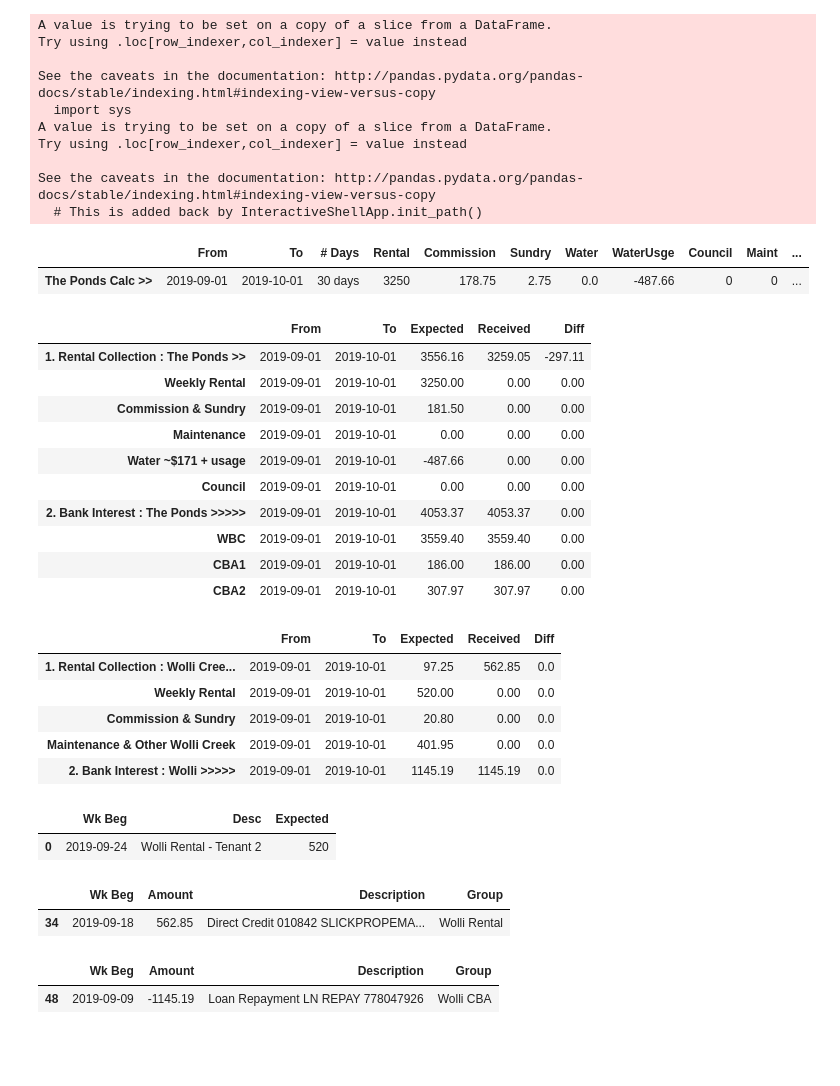
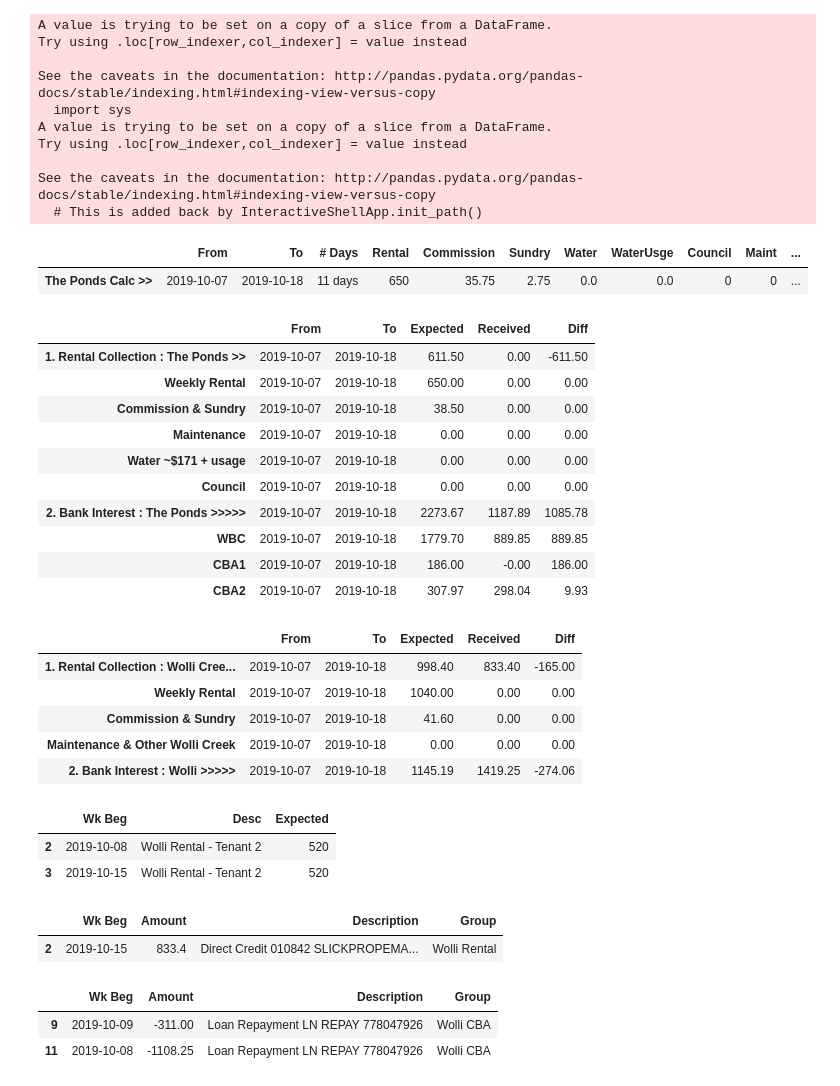
Before and after one commit to RonnyCh/Laptop, a Jupyter notebook: PropertyModel.ipynb, the cells around one changed output. Drawn from its saved outputs; the diff is of its cells as text; code cells hidden in the pictures; blank space fills up the shorter version.

````diff
--- a/PropertyModel.ipynb
+++ b/PropertyModel.ipynb
@@ -14,8 +14,8 @@
 mydf[(mydf['Wk Beg']>fr)&(mydf['Wk Beg']<=to)]
 ```
 # %%
-fr = '2019-09-01'   # enter from date
-to = '2019-10-01'   # enter to date
+fr = '2019-10-07'   # enter from date
+to = '2019-10-18'   # enter to date
 # %%
 import pandas as pd
 import numpy as np
@@ -24,19 +24,20 @@ import glob
 
 
 # pick up all offset files
-os.chdir("H:/SharedLaptop/Pribadi/CBAStatements/CBA Offset")
+os.chdir("/Users/ronny/CBAStatements/Offset")
 extension = 'csv'
 offset_file = [i for i in glob.glob('*.{}'.format(extension))]
 offset_csv = pd.concat([pd.read_csv(f, header=None) for f in offset_file ])
 
 # pick up all card statements
-os.chdir("H:/SharedLaptop/Pribadi/CBAStatements/CBA Card")
+os.chdir("/Users/ronny/CBAStatements/Card")
 card_file = [i for i in glob.glob('*.{}'.format(extension))]
 card_csv = pd.concat([pd.read_csv(f, header=None) for f in card_file ])
 
 
-offset_csv = offset_csv.drop([3],axis=1)
+
 df = pd.concat([offset_csv,card_csv],ignore_index=True)
+df = df.drop([3],axis=1)
 df.columns = ['Date','Amount','Description']
 df['Date'] = pd.to_datetime(df['Date'],dayfirst=True)
 # %%
@@ -196,7 +197,7 @@ pd.DataFrame({'From': fr,
              }, index=['The Ponds Calc >>'])
 # %% [output]
 |  | From | To | # Days | Rental | Commission | Sundry | Water | WaterUsge | Council | Maint | ... |
-| The Ponds Calc >> | 2019-09-01 | 2019-10-01 | 30 days | 3250 | 178.75 | 2.75 | 0.0 | -487.66 | 0 | 0 | ... |
+| The Ponds Calc >> | 2019-10-07 | 2019-10-18 | 11 days | 650 | 35.75 | 2.75 | 0.0 | 0.0 | 0 | 0 | ... |
 # %%
 myreport = pd.DataFrame({'From': fr,
               'To': to,
@@ -293,22 +294,22 @@ myreport = myreport.append(tmp)
 myreport
 # %% [output]
 |  | From | To | Expected | Received | Diff |
-| 1. Rental Collection : The Ponds >> | 2019-09-01 | 2019-10-01 | 3556.16 | 3259.05 | -297.11 |
-| Weekly Rental | 2019-09-01 | 2019-10-01 | 3250.00 | 0.00 | 0.00 |
-| Commission & Sundry | 2019-09-01 | 2019-10-01 | 181.50 | 0.00 | 0.00 |
-| Maintenance | 2019-09-01 | 2019-10-01 | 0.00 | 0.00 | 0.00 |
-| Water ~$171 + usage | 2019-09-01 | 2019-10-01 | -487.66 | 0.00 | 0.00 |
-| Council | 2019-09-01 | 2019-10-01 | 0.00 | 0.00 | 0.00 |
-| 2. Bank Interest : The Ponds >>>>> | 2019-09-01 | 2019-10-01 | 4053.37 | 4053.37 | 0.00 |
-| WBC | 2019-09-01 | 2019-10-01 | 3559.40 | 3559.40 | 0.00 |
-| CBA1 | 2019-09-01 | 2019-10-01 | 186.00 | 186.00 | 0.00 |
-| CBA2 | 2019-09-01 | 2019-10-01 | 307.97 | 307.97 | 0.00 |
+| 1. Rental Collection : The Ponds >> | 2019-10-07 | 2019-10-18 | 611.50 | 0.00 | -611.50 |
+| Weekly Rental | 2019-10-07 | 2019-10-18 | 650.00 | 0.00 | 0.00 |
+| Commission & Sundry | 2019-10-07 | 2019-10-18 | 38.50 | 0.00 | 0.00 |
+| Maintenance | 2019-10-07 | 2019-10-18 | 0.00 | 0.00 | 0.00 |
+| Water ~$171 + usage | 2019-10-07 | 2019-10-18 | 0.00 | 0.00 | 0.00 |
+| Council | 2019-10-07 | 2019-10-18 | 0.00 | 0.00 | 0.00 |
+| 2. Bank Interest : The Ponds >>>>> | 2019-10-07 | 2019-10-18 | 2273.67 | 1187.89 | 1085.78 |
+| WBC | 2019-10-07 | 2019-10-18 | 1779.70 | 889.85 | 889.85 |
+| CBA1 | 2019-10-07 | 2019-10-18 | 186.00 | -0.00 | 186.00 |
+| CBA2 | 2019-10-07 | 2019-10-18 | 307.97 | 298.04 | 9.93 |
 # %%
 myreport = pd.DataFrame({'From': fr,
               'To': to,
               'Expected':rental2 - commission2 - maintenance2,
               'Received':bank_wolli,
-              'Diff': 0
+              'Diff': bank_wolli-(rental2 - commission2 - maintenance2)
              }, index=['1. Rental Collection : Wolli Creek >>'])
 
 tmp = pd.DataFrame({'From': fr,
@@ -326,50 +327,52 @@ tmp = pd.DataFrame({'From': fr,
               'Expected': commission2,
               'Received':0,
               'Diff': 0
              }, index=[' Commission & Sundry'])
 
 myreport = myreport.append(tmp)
 
 tmp = pd.DataFrame({'From': fr,
               'To': to,
               'Expected': maintenance2,
               'Received':0,
               'Diff': 0
              }, index=[' Maintenance & Other Wolli Creek'])
 
 myreport = myreport.append(tmp)
 
 
 tmp = pd.DataFrame({'From': fr,
               'To': to,
               'Expected': cbawolli,
               'Received': -bank_cbawolli,
               'Diff': cbawolli + bank_cbawolli
              }, index=['2. Bank Interest : Wolli >>>>>'])
 
 myreport = myreport.append(tmp)
 
 
 myreport
 # %% [output]
 |  | From | To | Expected | Received | Diff |
-| 1. Rental Collection : Wolli Cree... | 2019-09-01 | 2019-10-01 | 97.25 | 562.85 | 0.0 |
-| Weekly Rental | 2019-09-01 | 2019-10-01 | 520.00 | 0.00 | 0.0 |
-| Commission & Sundry | 2019-09-01 | 2019-10-01 | 20.80 | 0.00 | 0.0 |
-| Maintenance & Other Wolli Creek | 2019-09-01 | 2019-10-01 | 401.95 | 0.00 | 0.0 |
-| 2. Bank Interest : Wolli >>>>> | 2019-09-01 | 2019-10-01 | 1145.19 | 1145.19 | 0.0 |
+| 1. Rental Collection : Wolli Cree... | 2019-10-07 | 2019-10-18 | 998.40 | 833.40 | -165.00 |
+| Weekly Rental | 2019-10-07 | 2019-10-18 | 1040.00 | 0.00 | 0.00 |
+| Commission & Sundry | 2019-10-07 | 2019-10-18 | 41.60 | 0.00 | 0.00 |
+| Maintenance & Other Wolli Creek | 2019-10-07 | 2019-10-18 | 0.00 | 0.00 | 0.00 |
+| 2. Bank Interest : Wolli >>>>> | 2019-10-07 | 2019-10-18 | 1145.19 | 1419.25 | -274.06 |
 # %%
 df_rental2[(df_rental2['Wk Beg']>=fr)&(df_rental2['Wk Beg']<to)]
 # %% [output]
 |  | Wk Beg | Desc | Expected |
-| 0 | 2019-09-24 | Wolli Rental - Tenant 2 | 520 |
+| 2 | 2019-10-08 | Wolli Rental - Tenant 2 | 520 |
+| 3 | 2019-10-15 | Wolli Rental - Tenant 2 | 520 |
 # %%
 mydf[(mydf['Wk Beg']>fr)&(mydf['Wk Beg']<=to)&(mydf.Group=='Wolli Rental')]
 # %% [output]
 |  | Wk Beg | Amount | Description | Group |
-| 34 | 2019-09-18 | 562.85 | Direct Credit 010842 SLICKPROPEMA... | Wolli Rental |
+| 2 | 2019-10-15 | 833.4 | Direct Credit 010842 SLICKPROPEMA... | Wolli Rental |
 # %%
 mydf[(mydf['Wk Beg']>fr)&(mydf['Wk Beg']<=to)&(mydf.Group=='Wolli CBA')]
 # %% [output]
 |  | Wk Beg | Amount | Description | Group |
-| 48 | 2019-09-09 | -1145.19 | Loan Repayment LN REPAY 778047926 | Wolli CBA |
+| 9 | 2019-10-09 | -311.00 | Loan Repayment LN REPAY 778047926 | Wolli CBA |
+| 11 | 2019-10-08 | -1108.25 | Loan Repayment LN REPAY 778047926 | Wolli CBA |
````
Also changed, not shown: 2 other files.
